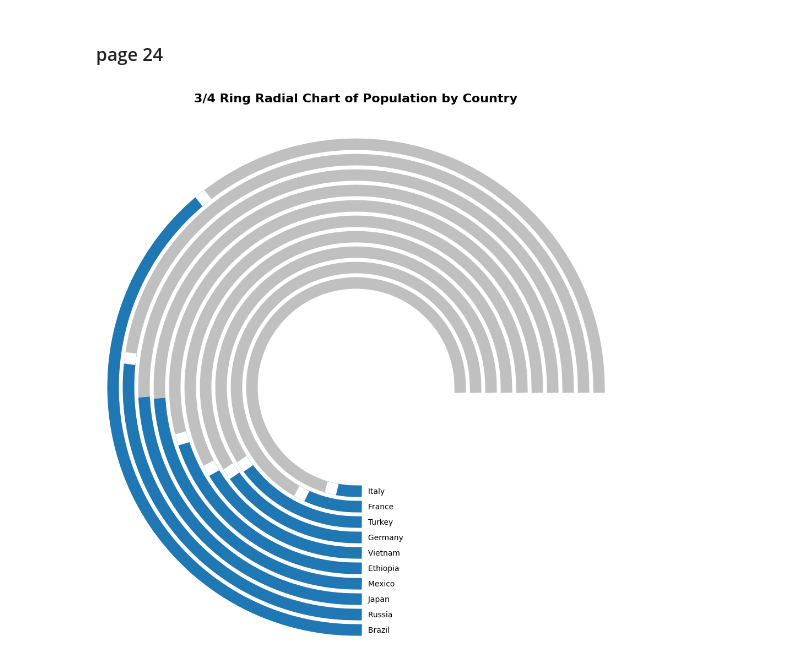
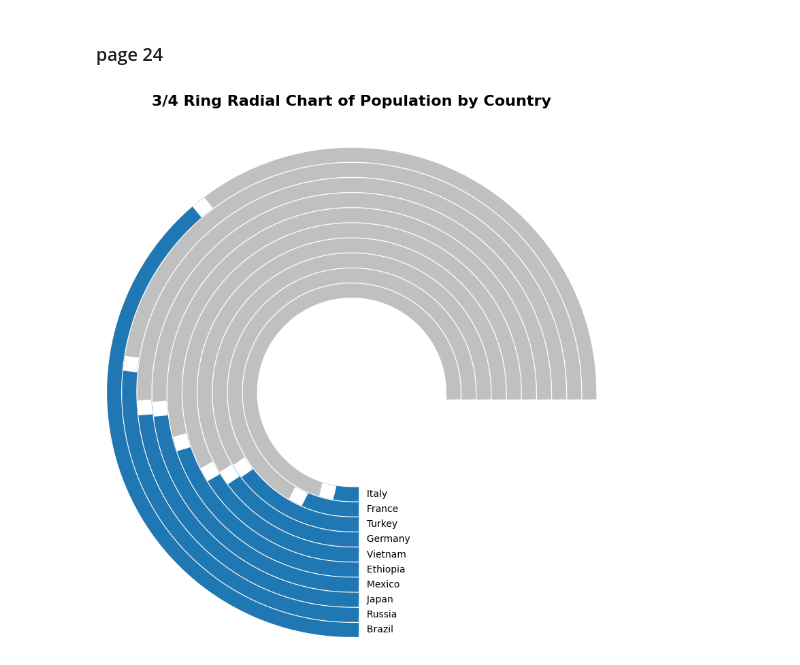
Before and after one commit to Aashish-Raghav/Data-Visualization---Multiple-Plots, a Jupyter notebook: IIT2022010.ipynb, the cells around one changed output. Saved outputs shown, nothing was run; the diff lists cells and outputs as text; code cells hidden in the pictures.

```diff
--- a/IIT2022010.ipynb
+++ b/IIT2022010.ipynb
@@ -700,7 +700,7 @@ text_color = 'black'        # Color of the country names
 before = 6
 
 # Create the figure and polar subplot
-fig, ax = plt.subplots(figsize=(12, 12), subplot_kw={'projection': 'polar'})
+fig, ax = plt.subplots(figsize=(9.5, 9.5), subplot_kw={'projection': 'polar'})
 
 for i in range(before):
   theta_start = start_angle
@@ -730,32 +730,32 @@ for i, (country, norm_pop, population) in enumerate(zip(countries, normalized_po
     pop_theta_end = theta_start + (arc_span * norm_pop)
     pop_theta = np.linspace(theta_start, pop_theta_end, 100)
     ax.plot(pop_theta, r, color=blue_color, linewidth=bar_width)
 
     # Plot the white slab at the end of the blue bar
     slab_theta_start = pop_theta_end
-    slab_theta_end = slab_theta_start - np.pi/10000  # Small angle for the white slab
+    slab_theta_end = slab_theta_start - np.pi/1000  # Small angle for the white slab
     slab_theta = np.linspace(slab_theta_start, slab_theta_end, 100)
     ax.plot(slab_theta, r, color='white', linewidth=bar_width)
 
     # Place the country name linearly outside the start axis
     ax.text(
         theta_start,              # Keep the same angle
         r[0],      # Constant radial distance for all labels
         f'     {country}',
         ha='left',               # Align text to the right
         va='center',
         fontsize=10,
         color=text_color,
         rotation=0                # Horizontal text
     )
 
 # Set properties for better visualization
 ax.set_yticks([])  # Remove radial grid lines
 ax.set_xticks([])  # Remove ticks on bars
 ax.spines['polar'].set_visible(False)  # Hide the outer circle
 
 # Title and display
 plt.title('3/4 Ring Radial Chart of Population by Country', fontsize=16, fontweight='bold', pad=40)
 plt.show()
 # %% [output]
-[figure, old version]
+[figure, new version]
```
Also changed, not shown: parts of 7 cells of this notebook, 3 other files.
